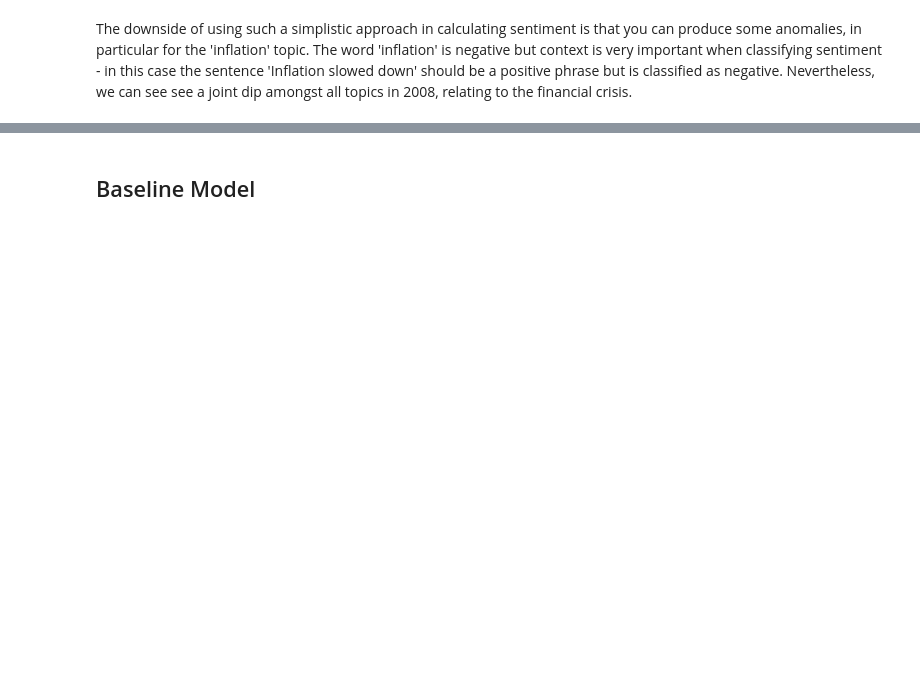
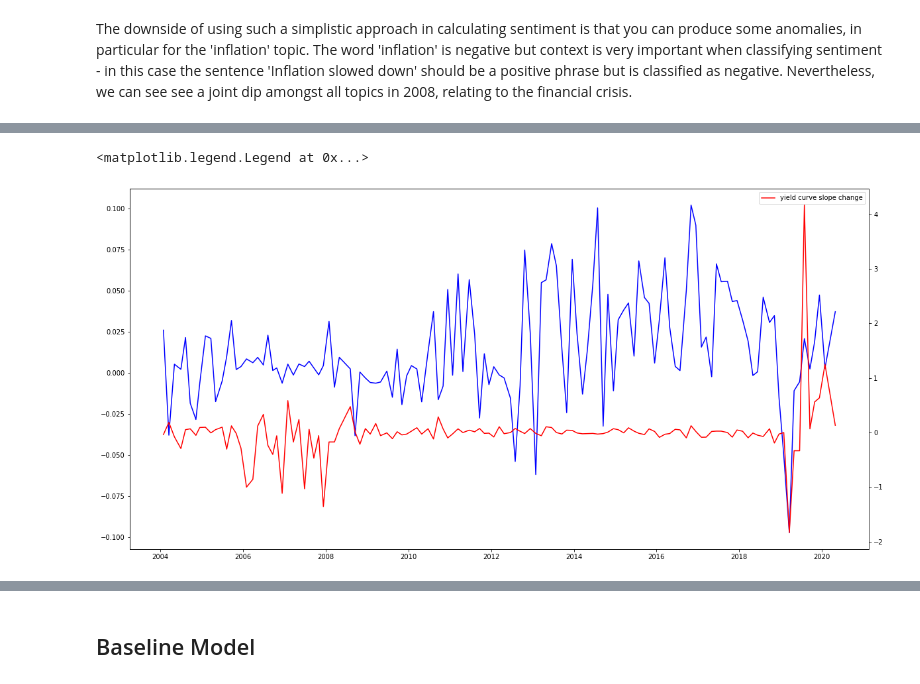
Before and after one commit to aaroncgw31/fednlp, a Jupyter notebook: fednlp.ipynb, the cells around one changed output, grey strips where cells are left out. Drawn from its saved outputs; the diff is of its cells as text; code cells hidden in the pictures; blank space fills up the shorter version.

```diff
--- a/fednlp.ipynb
+++ b/fednlp.ipynb
@@ -449,3 +485,7 @@ df_paragraphs
+# %%
+n_day = 5
+df_yc_slope_changes = pd.DataFrame((rates_daily['BC_10YEAR'] - rates_daily['BC_3MONTH']), columns=['slope_change']).pct_change(n_day).shift(-n_day)[:-n_day]
+df_yc_slope_changes['steepen'] = df_yc_slope_changes['slope_change'] > 0
 # %%
-combined_df = df_sentiment_m.join(df_yc_slope_changes.slope_change)
+combined_df = df_sentiment_m.join(df_yc_slope_changes['slope_change'])
 combined_df.corr()
@@ -451,0 +502,3 @@ combined_df.corr()
+# %%
+combined_df = combined_df[~combined_df['slope_change'].isna()]
+combined_df
@@ -460,10 +535,13 @@ print(scipy.stats.pearsonr(combined_df['Investment'], combined_df['slope_change'
 # %%
 fig, ax_left = plt.subplots(figsize=(20,10))
 ax_right = ax_left.twinx()
 
-ax_left.plot(combined_df['Financial Market'], color='blue', label='Financial Market')
+ax_left.plot(combined_df['Inflation'], color='blue', label='Inflation')
 ax_right.plot(combined_df['slope_change'], color='red', label='yield curve slope change')
 plt.legend()
+# %% [output]
+<matplotlib.legend.Legend at 0x...>
+[figure, added]
 # %%
 plt.figure()
 f, axes = plt.subplots(2, 1, figsize=(20,10))
```
Also changed, not shown: parts of 53 cells of this notebook.
